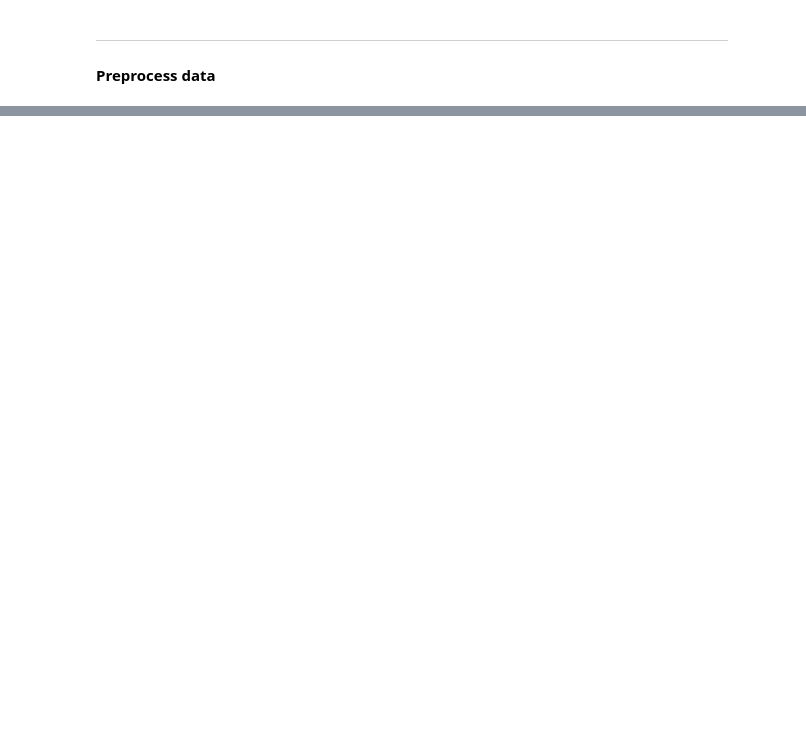
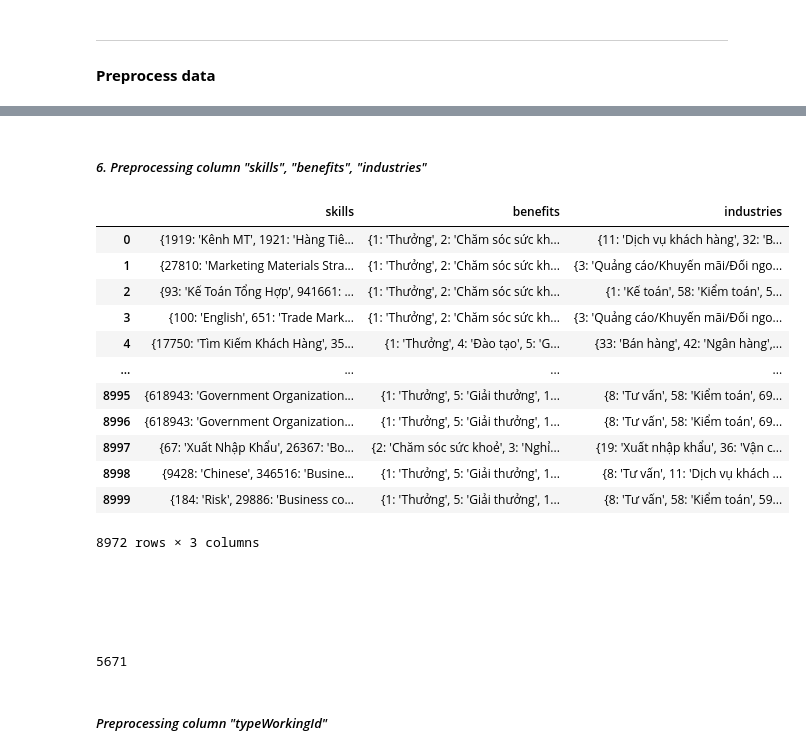
Before and after one commit to HThinhN/Project.VietNamJobs, a Jupyter notebook: P3_Data_Preprocessing.ipynb, the cells around one changed output, grey strips where cells are left out. Drawn from its saved outputs; the diff is of its cells as text; code cells hidden in the pictures; blank space fills up the shorter version.

```diff
--- a/P3_Data_Preprocessing.ipynb
+++ b/P3_Data_Preprocessing.ipynb
@@ -30,0 +149,9 @@ df.head()
+# %%
+def clean_workingLocations(x):
+    cityName = {}
+    for i in x:
+        cityName[i.get("cityId")] = i.get("cityNameVI")
+    return cityName
+# %%
+temp_df['workingLocations'] = temp_df['workingLocations'].apply(lambda x: clean_workingLocations(x))
+temp_df['workingLocations']
@@ -30,0 +171,45 @@ df.head()
+# %% [markdown]
+<h5><i>6. Preprocessing column "skills", "benefits", "industries" </i></h5>
+# %%
+temp_df['skills'] = temp_df['skills'].apply(ast.literal_eval)
+temp_df['benefits'] = temp_df['benefits'].apply(ast.literal_eval)
+temp_df['industries'] = temp_df['industries'].apply(ast.literal_eval)
+# %%
+def clean_skills(x):
+    skills= {}
+    for i in x:
+        skills[i.get("skillId")] = i.get("skillName")
+    return skills
+
+def clean_benefits(x):
+    benefits= {}
+    for i in x:
+        benefits[i.get("benefitId")] = i.get("benefitNameVI")
+    return benefits
+
+def clean_industries(x):
+    industries= {}
+    for i in x:
+        industries[i.get("industryId")] = i.get("industryNameVI")
+    return industries
+# %%
+temp_df['skills'] = temp_df['skills'].apply(lambda x: clean_skills(x))
+temp_df['benefits'] = temp_df['benefits'].apply(lambda x: clean_benefits(x))
+temp_df['industries'] = temp_df['industries'].apply(lambda x: clean_industries(x))
+temp_df[['skills', 'benefits', 'industries']]
+# %% [output]
+|  | skills | benefits | industries |
+| 0 | {1919: 'Kênh MT', 1921: 'Hàng Tiê... | {1: 'Thưởng', 2: 'Chăm sóc sức kh... | {11: 'Dịch vụ khách hàng', 32: 'B... |
+| 1 | {27810: 'Marketing Materials Stra... | {1: 'Thưởng', 2: 'Chăm sóc sức kh... | {3: 'Quảng cáo/Khuyến mãi/Đối ngo... |
+| 2 | {93: 'Kế Toán Tổng Hợp', 941661: ... | {1: 'Thưởng', 2: 'Chăm sóc sức kh... | {1: 'Kế toán', 58: 'Kiểm toán', 5... |
+| 3 | {100: 'English', 651: 'Trade Mark... | {1: 'Thưởng', 2: 'Chăm sóc sức kh... | {3: 'Quảng cáo/Khuyến mãi/Đối ngo... |
+| 4 | {17750: 'Tìm Kiếm Khách Hàng', 35... | {1: 'Thưởng', 4: 'Đào tạo', 5: 'G... | {33: 'Bán hàng', 42: 'Ngân hàng',... |
+| ... | ... | ... | ... |
+| 8995 | {618943: 'Government Organization... | {1: 'Thưởng', 5: 'Giải thưởng', 1... | {8: 'Tư vấn', 58: 'Kiểm toán', 69... |
+| 8996 | {618943: 'Government Organization... | {1: 'Thưởng', 5: 'Giải thưởng', 1... | {8: 'Tư vấn', 58: 'Kiểm toán', 69... |
+| 8997 | {67: 'Xuất Nhập Khẩu', 26367: 'Bo... | {2: 'Chăm sóc sức khoẻ', 3: 'Nghỉ... | {19: 'Xuất nhập khẩu', 36: 'Vận c... |
+| 8998 | {9428: 'Chinese', 346516: 'Busine... | {1: 'Thưởng', 5: 'Giải thưởng', 1... | {8: 'Tư vấn', 11: 'Dịch vụ khách ... |
+| 8999 | {184: 'Risk', 29886: 'Business co... | {1: 'Thưởng', 5: 'Giải thưởng', 1... | {8: 'Tư vấn', 58: 'Kiểm toán', 59... |
+8972 rows × 3 columns
+# %% [markdown]
+<h5><i> </i></h5>
@@ -30,0 +218,8 @@ df.head()
+# %% [markdown]
+<h5><i></i></h5>
+# %%
+temp_df[temp_df['salary'] == 0]['salary'].count()
+# %% [output]
+5671
+# %% [markdown]
+<h5><i>Preprocessing column "typeWorkingId" </i></h5>
```
Also changed, not shown: parts of 35 cells of this notebook, 6 other files.
